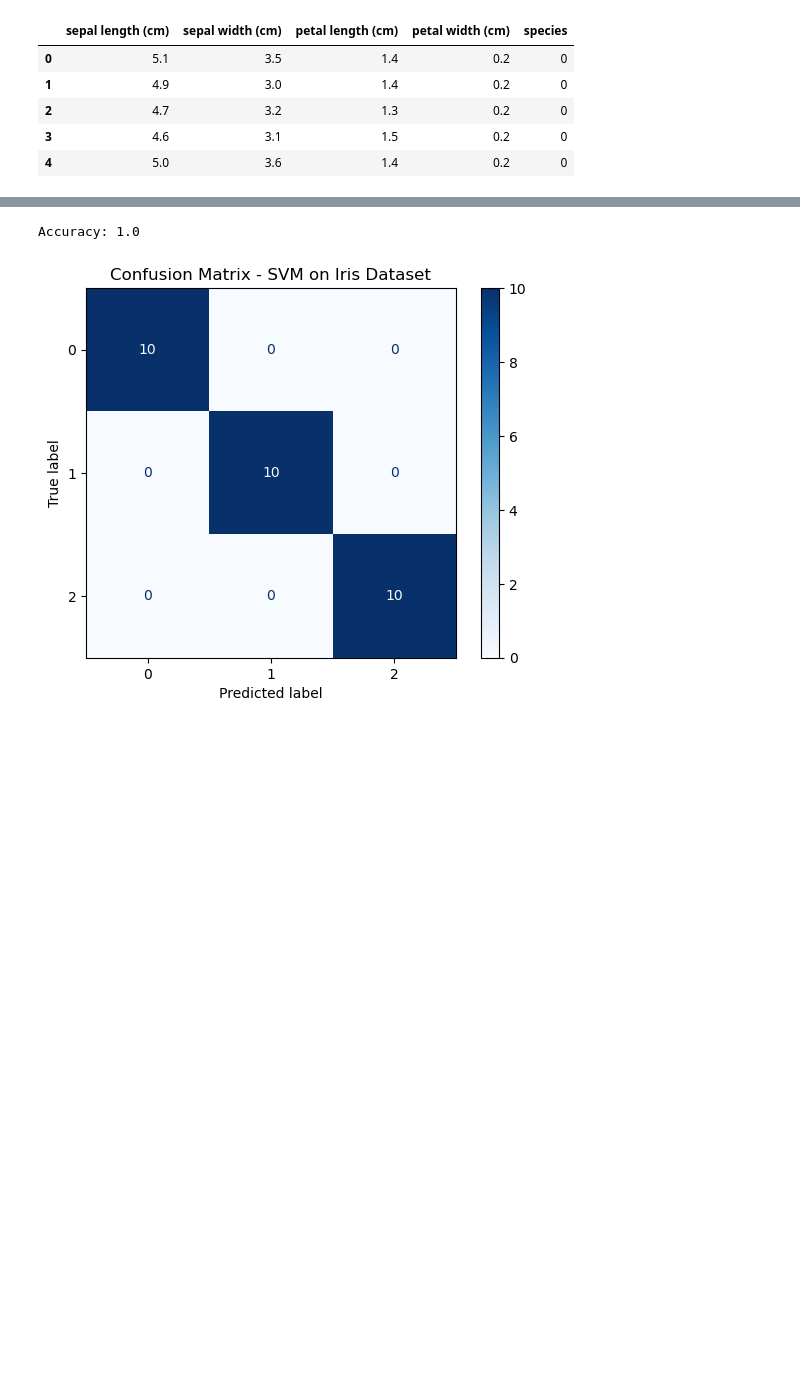
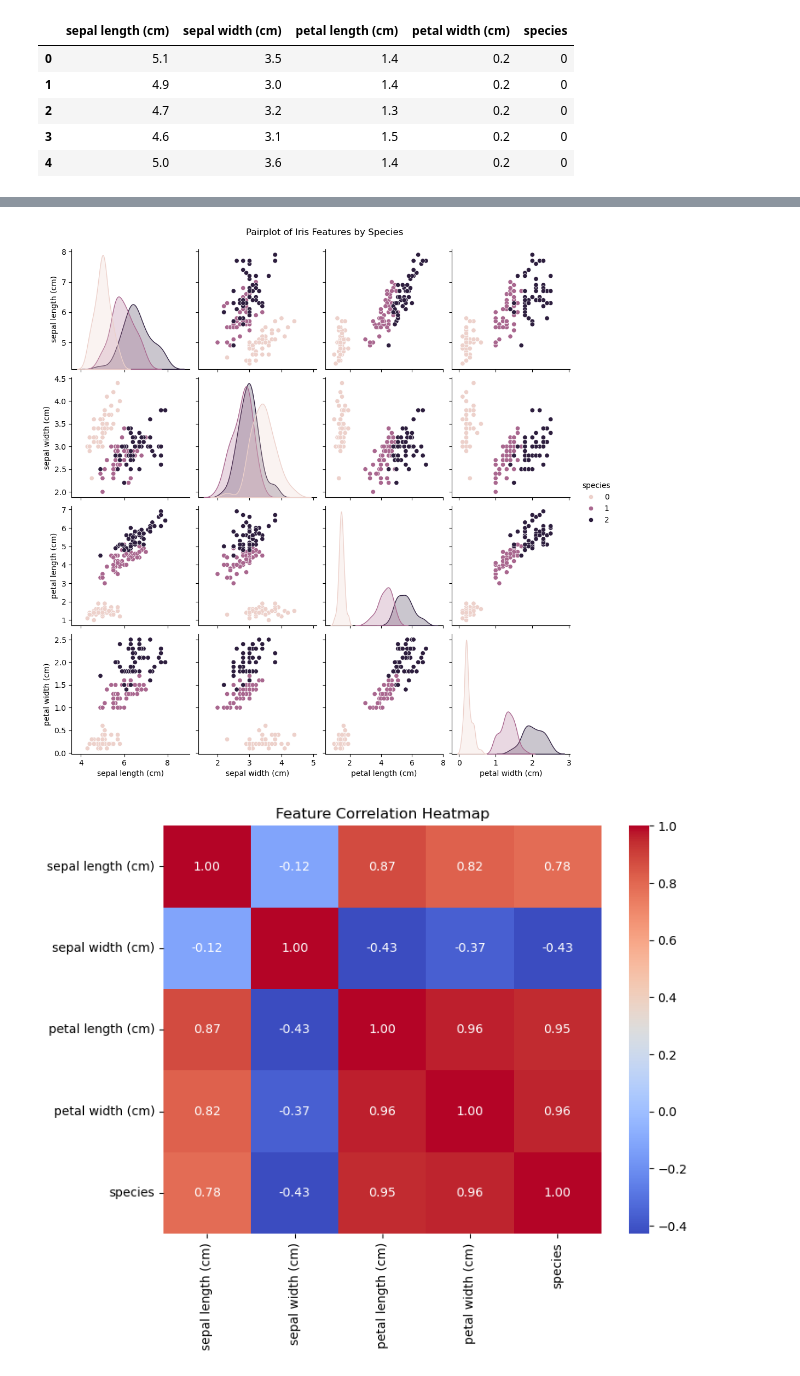
Before and after one commit to Varun072006/Iris-flower-classification, a Jupyter notebook: Task.ipynb, the cells around one changed output, grey strips where cells are left out. Drawn from its saved outputs; the diff is of its cells as text; code cells hidden in the pictures; blank space fills up the shorter version.

```diff
--- a/Task.ipynb
+++ b/Task.ipynb
@@ -19,23 +59,18 @@ df.head()
 X = df[["sepal length (cm)", "sepal width (cm)", "petal length (cm)", "petal width (cm)"]].values
 y = df["species"].values
 
-X_train, X_test, y_train, y_test = train_test_split(
-    X, y, test_size=0.2, random_state=42, stratify=y)
-
-model = SVC(kernel="linear", C=1, random_state=42)
-model.fit(X_train, y_train)
-
-y_pred = model.predict(X_test)
-accuracy = accuracy_score(y_test, y_pred)
-print("Accuracy:", accuracy)
+scaler = StandardScaler()
+X_scaled = scaler.fit_transform(X)
-# %% [output]
-Accuracy: 1.0
 # %%
-cm = confusion_matrix(y_test, y_pred, labels=model.classes_)
-disp = ConfusionMatrixDisplay(confusion_matrix=cm, display_labels=model.classes_)
-disp.plot(cmap=plt.cm.Blues)
-plt.title("Confusion Matrix - SVM on Iris Dataset")
+sns.pairplot(df, hue="species", diag_kind="kde")
+plt.suptitle("Pairplot of Iris Features by Species", y=1.02)
 plt.show()
+
+plt.figure(figsize=(8,6))
+sns.heatmap(df.corr(), annot=True, cmap="coolwarm", fmt=".2f")
+plt.title("Feature Correlation Heatmap")
+plt.show()
 # %% [output]
-[figure, old version]
+[figure, new version]
+[figure, added]
 # %%
```
Also changed, not shown: parts of 14 cells of this notebook, 8 other files.
